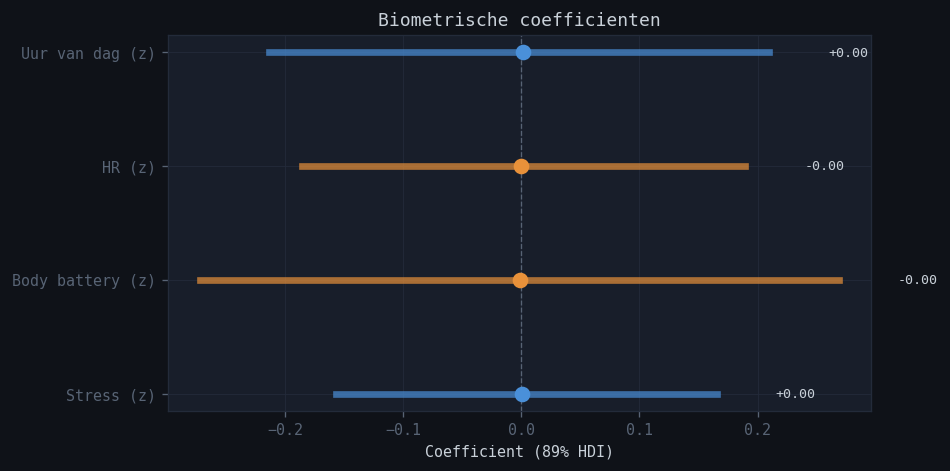
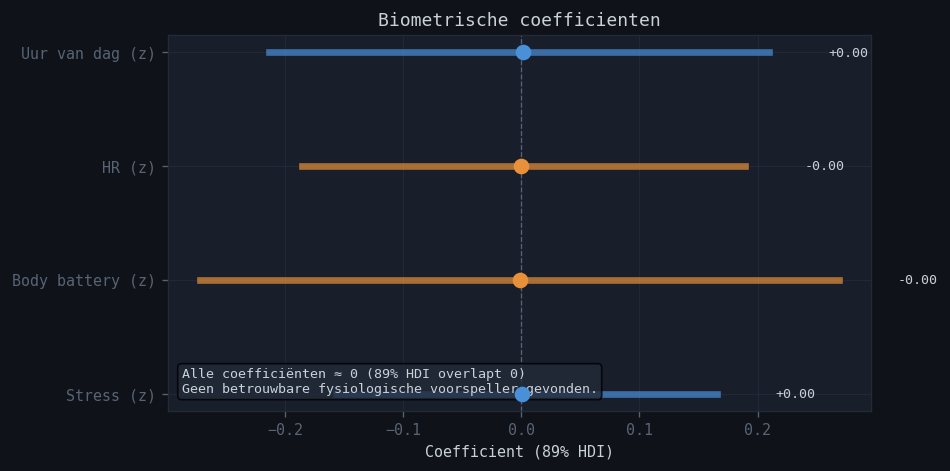
Code edit (unified diff) that turned the first committed figure into the second:
--- before
+++ after
@@ -4,8 +4,12 @@
 fig, ax = plt.subplots(figsize=(8, 4))
 
+all_near_zero = True
 for i, (param, label) in enumerate(zip(bio_params, bio_labels)):
     samples  = trace.posterior[param].values.flatten()
     mean_val = np.mean(samples)
     ci_low, ci_high = np.percentile(samples, [5.5, 94.5])
+    hdi_excludes_zero = (ci_low > 0) or (ci_high < 0)
+    if hdi_excludes_zero:
+        all_near_zero = False
     color = '#4A90D9' if mean_val >= 0 else '#E8913A'
     ax.plot([ci_low, ci_high], [i, i], color=color, linewidth=4, alpha=0.7)
@@ -18,4 +22,13 @@
 ax.set_xlabel('Coefficient (89% HDI)')
 ax.set_title('Biometrische coefficienten')
+
+if all_near_zero:
+    ax.text(0.02, 0.04,
+            'Alle coefficiënten ≈ 0 (89% HDI overlapt 0)\n'
+            'Geen betrouwbare fysiologische voorspeller gevonden.',
+            transform=ax.transAxes, fontsize=8,
+            color='#c9d1d9', va='bottom',
+            bbox=dict(boxstyle='round,pad=0.3', facecolor='#232b3a', alpha=0.8))
+
 plt.tight_layout()
 plt.savefig(BAYES_OUT / 'biometric_coefficients.png', bbox_inches='tight', dpi=150)

Commit: audit(ml): Added plots and graphs